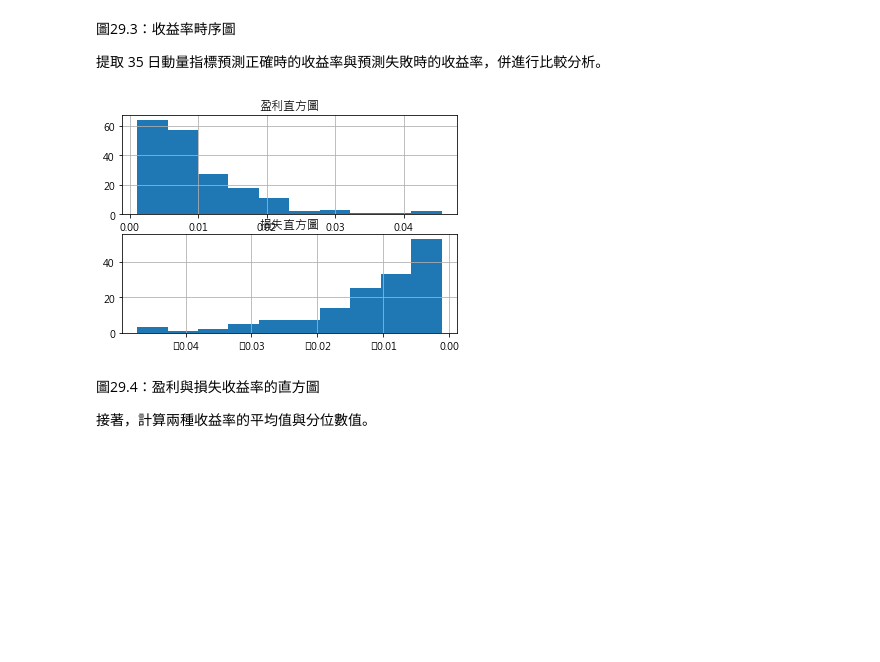
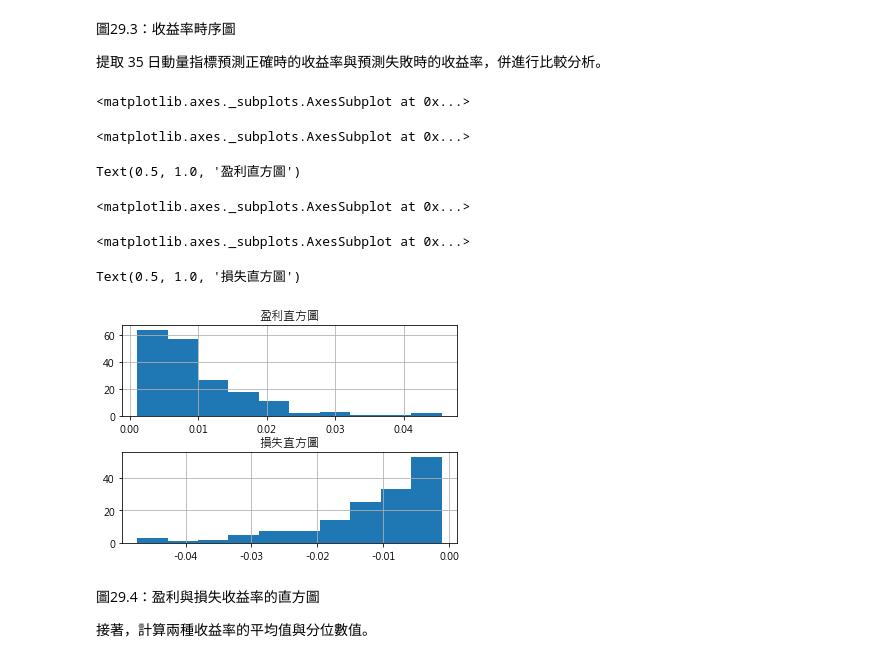
Before and after one commit to okluda/finpy_practice, a Jupyter notebook: ch_29.ipynb, the cells around one changed output. Drawn from its saved outputs; the diff is of its cells as text; code cells hidden in the pictures; blank space fills up the shorter version.

Commit message:
update plot

```diff
--- a/ch_29.ipynb
+++ b/ch_29.ipynb
@@ -346,16 +384,25 @@ plt.show()
 
 提取 35 日動量指標預測正確時的收益率與預測失敗時的收益率，併進行比較分析。
 # %%
+fig , ax = plt.subplots()
+fig.subplots_adjust(hspace=0.4, wspace=0.4) #設定子圖的間隔
+
 loss=Mom35Ret[Mom35Ret<0]
 plt.subplot(2,1,1)
 win.hist()
 plt.title("盈利直方圖")
 plt.subplot(2,1,2)
 loss.hist()
 plt.title("損失直方圖")
 plt.show()
 # %% [output]
+<matplotlib.axes._subplots.AxesSubplot at 0x...>
+<matplotlib.axes._subplots.AxesSubplot at 0x...>
+Text(0.5, 1.0, '盈利直方圖')
+<matplotlib.axes._subplots.AxesSubplot at 0x...>
+<matplotlib.axes._subplots.AxesSubplot at 0x...>
+Text(0.5, 1.0, '損失直方圖')
-[figure, old version]
+[figure, new version]
 # %% [markdown]
 圖29.4：盈利與損失收益率的直方圖
 
```
Also changed, not shown: parts of 11 cells of this notebook.
